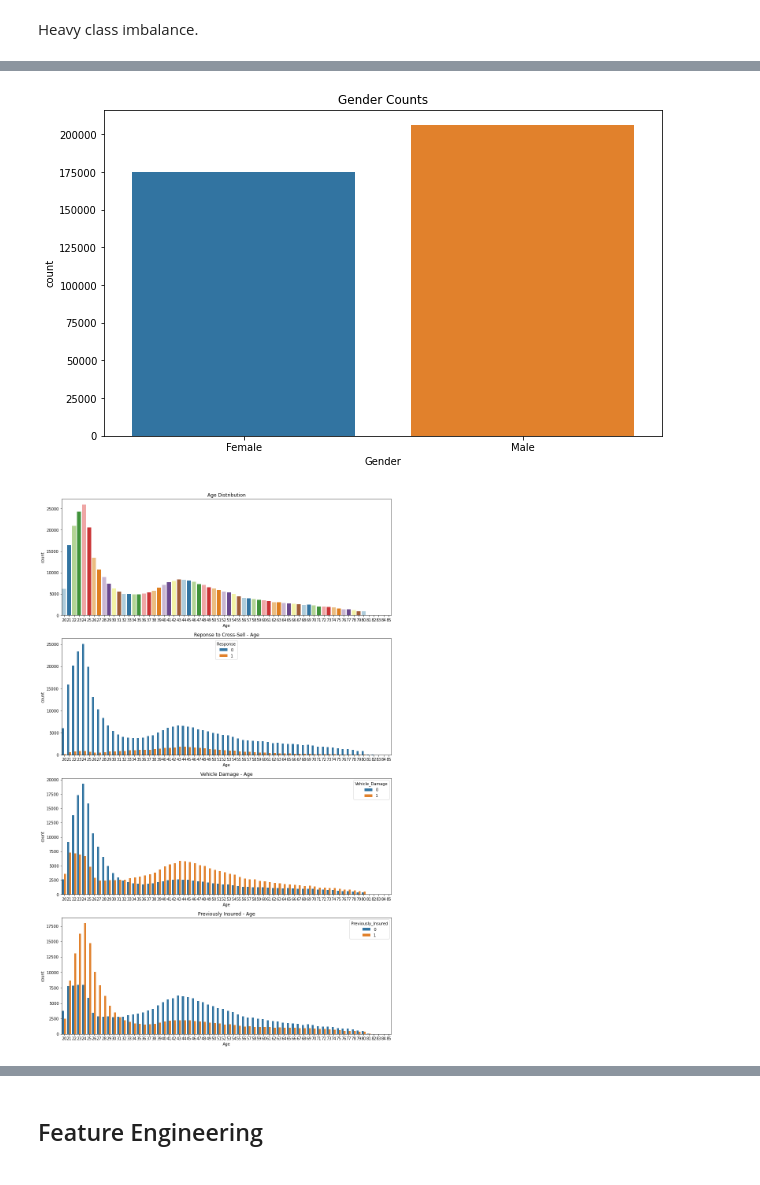
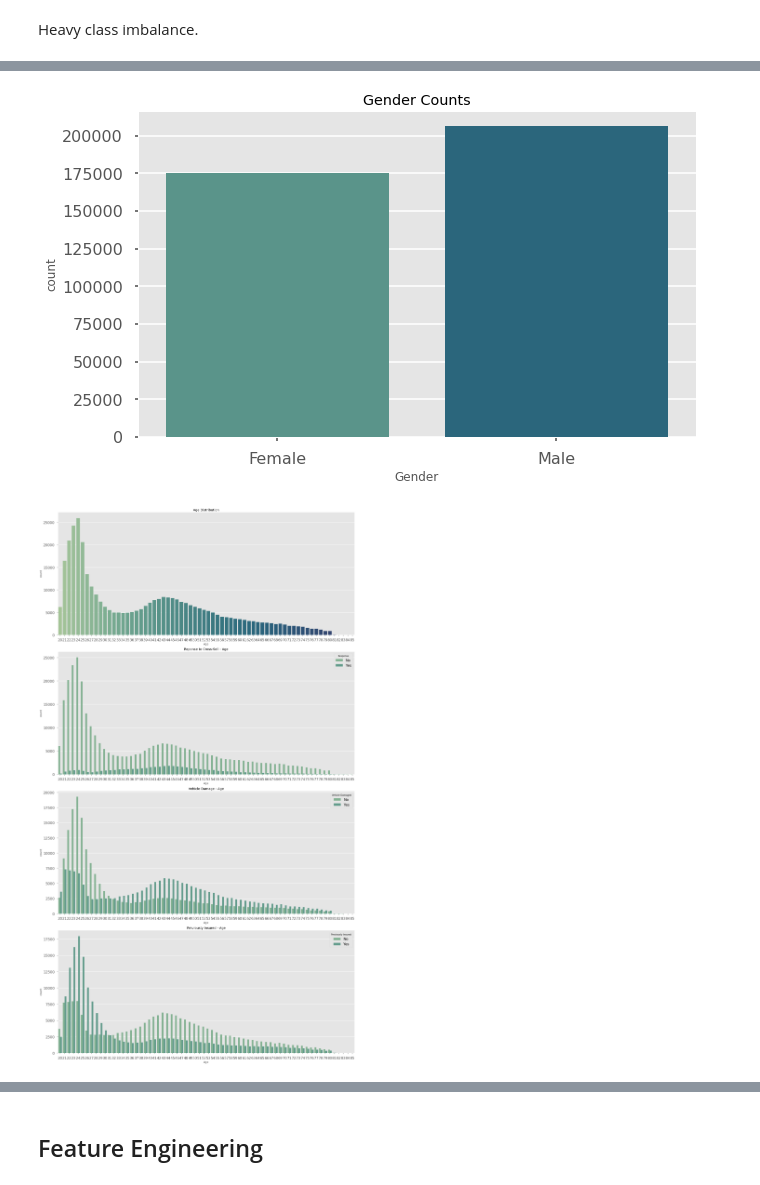
Before and after one commit to emperorner0/Auto_Insurance_Cross_Sell, a Jupyter notebook: Project_3.ipynb, the cells around one changed output, grey strips where cells are left out. Saved outputs shown, nothing was run; the diff lists cells and outputs as text; code cells hidden in the pictures.

Commit message:
Update to images

```diff
--- a/Project_3.ipynb
+++ b/Project_3.ipynb
@@ -12,6 +12,11 @@ import seaborn as sns
 import numpy as np
 import plotly.express as px
 from tqdm import tqdm_notebook as tqdm
+import matplotlib.style as style
+
+style.use('seaborn-poster')
+style.use('ggplot')
+sns.set_palette('crest')
 # %%
 import warnings
 warnings.filterwarnings('ignore')
@@ -332,24 +340,28 @@ fig.show()
 # %%
 fig, ax = plt.subplots(1,1,figsize=(10,6))
-sns.countplot(data=insur, x='Gender', ax=ax)
+sns.countplot(data=insur, x='Gender', ax=ax, palette='crest')
 plt.title('Gender Counts')
 plt.xticks(ticks=[0,1], labels=['Female', 'Male'])
 fig.show()
 # %% [output]
-[figure, old version]
+[figure, new version]
 # %%
-fig, ax =plt.subplots(4,1,figsize=(15,25))
-sns.countplot(data=insur, x='Age', ax=ax[0], palette='Paired')
+fig, ax =plt.subplots(4,1,figsize=(20,35))
+sns.countplot(data=insur, x='Age', ax=ax[0], palette='crest')
 sns.countplot(data=insur,x='Age',hue='Response',ax=ax[1])
 sns.countplot(data=insur,x='Age',hue='Vehicle_Damage',ax=ax[2])
 sns.countplot(data=insur,x='Age',hue='Previously_Insured',ax=ax[3])
 ax[0].set_title('Age Distribution')
 ax[1].set_title('Reponse to Cross-Sell - Age')
+ax[1].legend(('No', 'Yes'), loc='upper right', title='Response')
 ax[2].set_title('Vehicle Damage - Age')
+ax[2].legend(('No', 'Yes'), loc='upper right', title='Vehicle Damaged')
 ax[3].set_title('Previously Insured - Age')
+ax[3].legend(('No', 'Yes'), loc='upper right', title='Previously Insured')
+plt.tight_layout()
 fig.show()
 # %% [output]
-[figure, old version]
+[figure, new version]
 # %%
 mean = insur.groupby('Response').mean()
 mean
```
Also changed, not shown: parts of 49 cells of this notebook, 13 other files.
